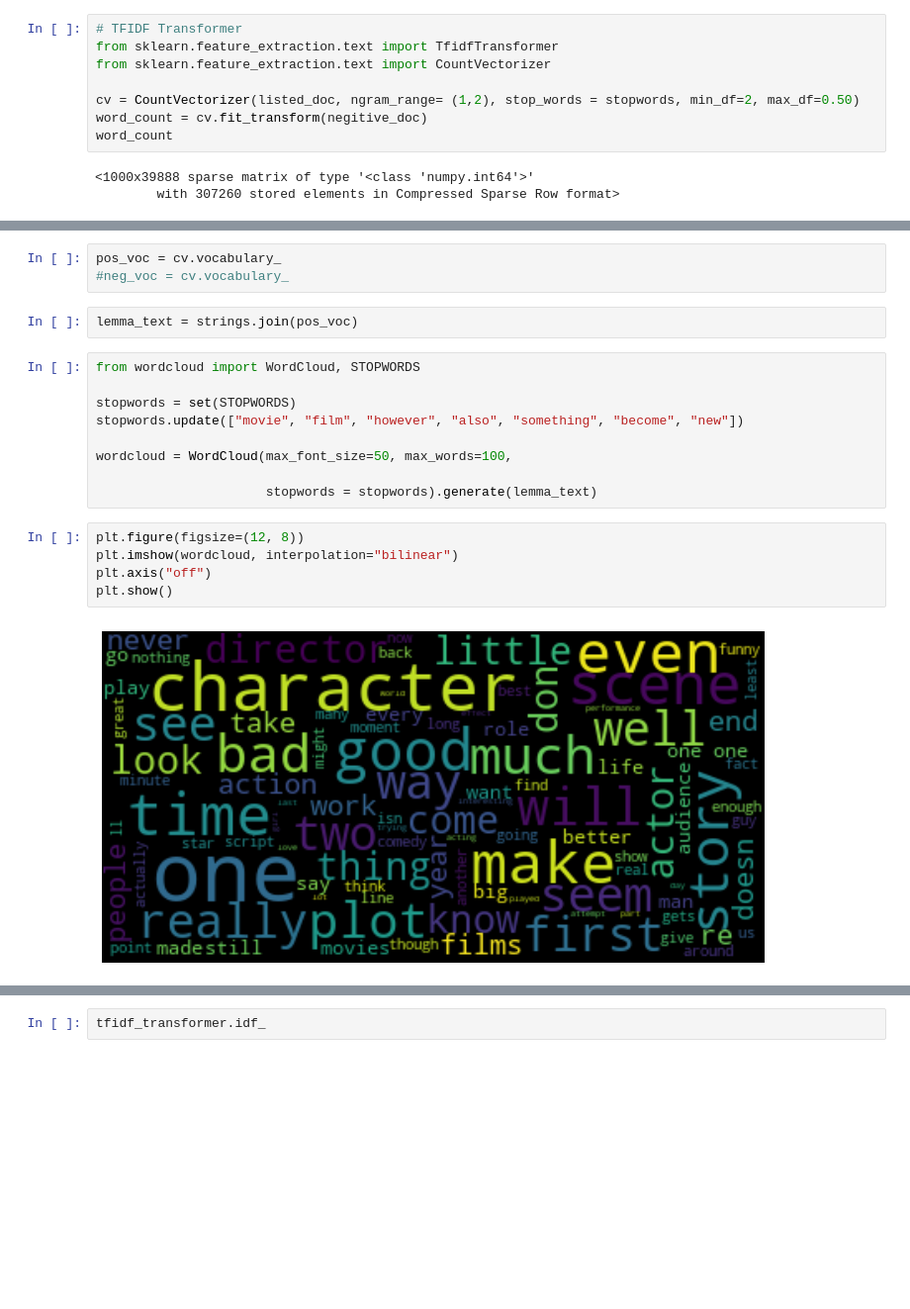
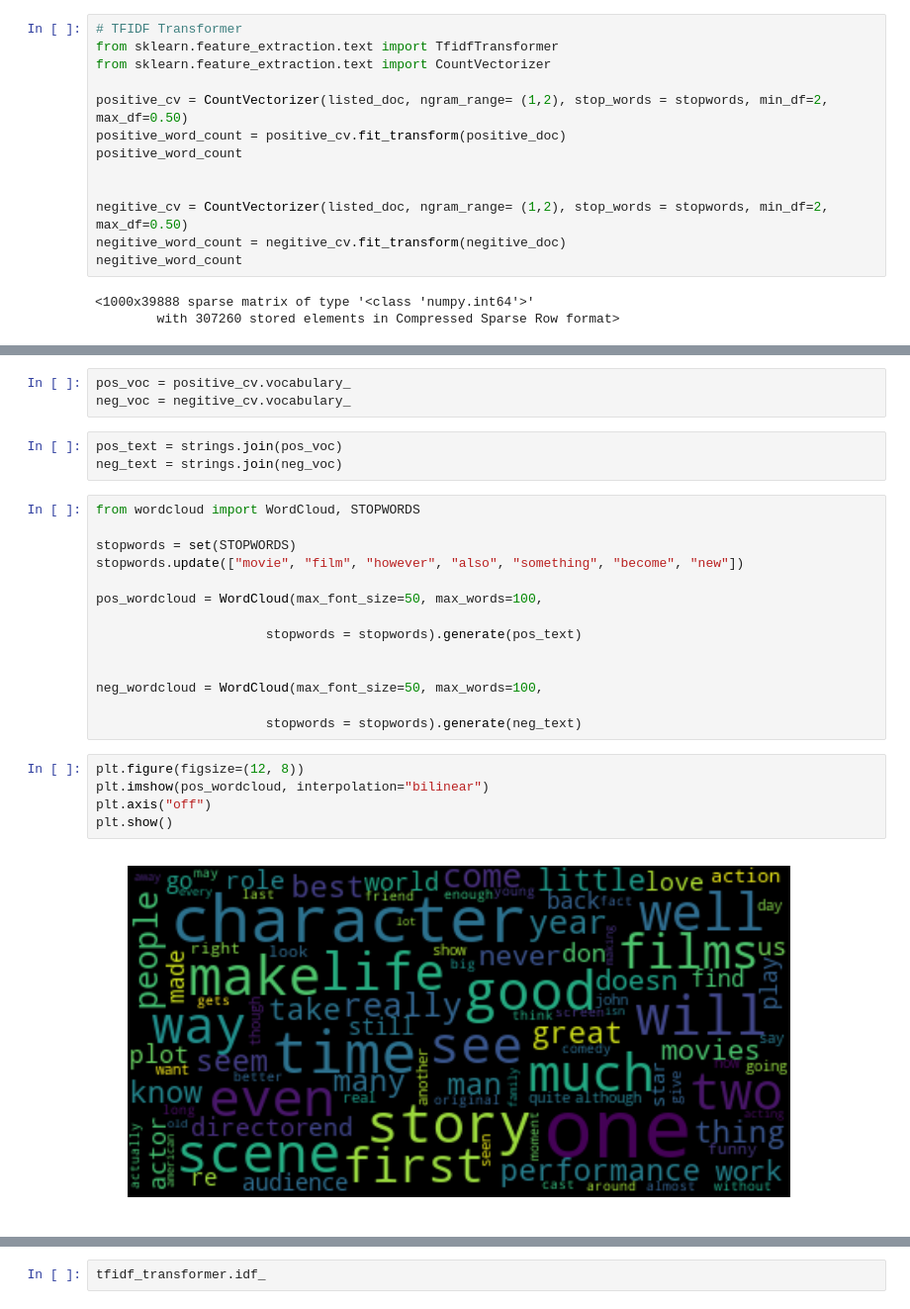
Before and after one commit to Abhiram1214/capstone_project1, a Jupyter notebook: sentiment_analysis/project_code.ipynb, the cells around one changed output, grey strips where cells are left out. Shown at 99% size. Drawn from its saved outputs; the diff is of its cells as text; blank space fills up the shorter version.

```diff
--- a/sentiment_analysis/project_code.ipynb
+++ b/sentiment_analysis/project_code.ipynb
@@ -206,9 +208,14 @@ for filename in os.listdir(neg_directory):
 from sklearn.feature_extraction.text import TfidfTransformer
 from sklearn.feature_extraction.text import CountVectorizer
 
-cv = CountVectorizer(listed_doc, ngram_range= (1,2), stop_words = stopwords, min_df=2, max_df=0.50)
-word_count = cv.fit_transform(negitive_doc)
-word_count
+positive_cv = CountVectorizer(listed_doc, ngram_range= (1,2), stop_words = stopwords, min_df=2, max_df=0.50)
+positive_word_count = positive_cv.fit_transform(positive_doc)
+positive_word_count
+
+
+negitive_cv = CountVectorizer(listed_doc, ngram_range= (1,2), stop_words = stopwords, min_df=2, max_df=0.50)
+negitive_word_count = negitive_cv.fit_transform(negitive_doc)
+negitive_word_count
 # %% [output]
 <1000x39888 sparse matrix of type '<class 'numpy.int64'>'
         with 307260 stored elements in Compressed Sparse Row format>
@@ -219,21 +226,27 @@ word_count.shape
 # %%
-pos_voc = cv.vocabulary_
-#neg_voc = cv.vocabulary_
+pos_voc = positive_cv.vocabulary_
+neg_voc = negitive_cv.vocabulary_
 # %%
-lemma_text = strings.join(pos_voc)
+pos_text = strings.join(pos_voc)
+neg_text = strings.join(neg_voc)
 # %%
 from wordcloud import WordCloud, STOPWORDS
 
 stopwords = set(STOPWORDS)
 stopwords.update(["movie", "film", "however", "also", "something", "become", "new"])
 
-wordcloud = WordCloud(max_font_size=50, max_words=100,
+pos_wordcloud = WordCloud(max_font_size=50, max_words=100,
 
-                      stopwords = stopwords).generate(lemma_text)
+                      stopwords = stopwords).generate(pos_text)
+
+
+neg_wordcloud = WordCloud(max_font_size=50, max_words=100,
+
+                      stopwords = stopwords).generate(neg_text)
 # %%
 plt.figure(figsize=(12, 8))
-plt.imshow(wordcloud, interpolation="bilinear")
+plt.imshow(pos_wordcloud, interpolation="bilinear")
 plt.axis("off")
 plt.show()
 # %% [output]
-[figure, old version]
+[figure, new version]
```
Also changed, not shown: parts of 29 cells of this notebook, 4 other files.
